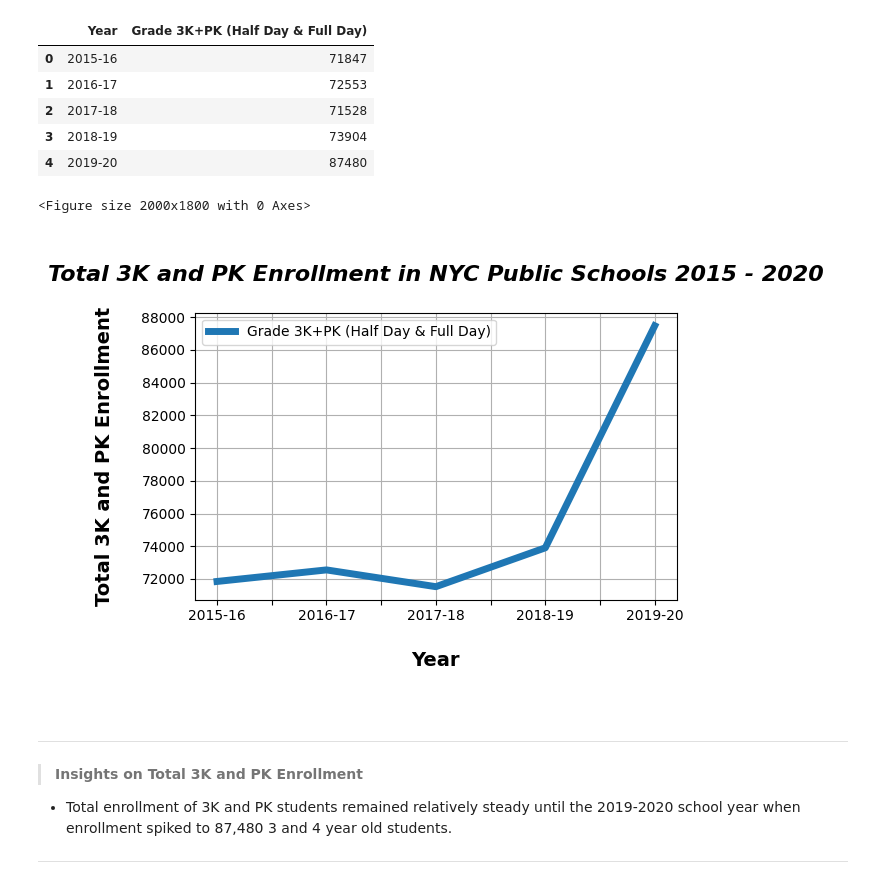
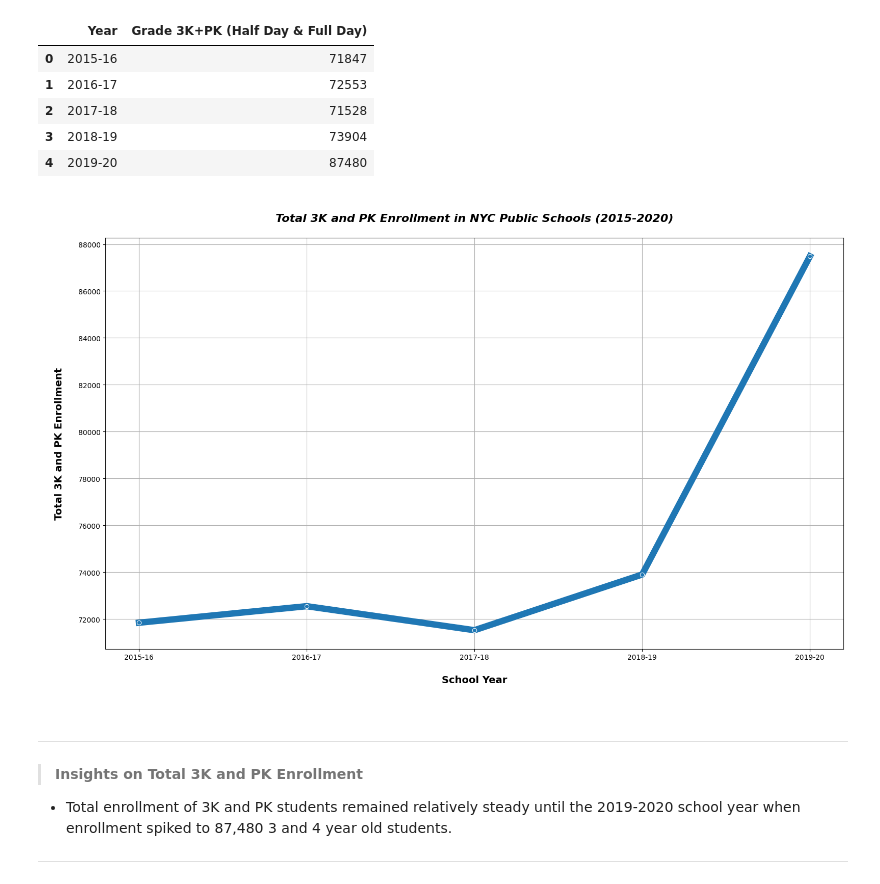
Before and after one commit to thetechleila/NYC-Public-Schools-EDA-Pre-and-Post-Pandemic, a Jupyter notebook: code/eda.ipynb, the cells around one changed output. Saved outputs shown, nothing was run; the diff lists cells and outputs as text; code cells hidden in the pictures.

Commit message:
demo chart code edit

```diff
--- a/code/eda.ipynb
+++ b/code/eda.ipynb
@@ -483,20 +483,23 @@ PK_3K_total_enrollment_df
 | 4 | 2019-20 | 87480 |
 # %%
 #Visualize the total 3K and PK enrollment df
-plt.figure(figsize=(20, 18))
-PK_3K_total_enrollment_df.plot.line(x="Year", y="Grade 3K+PK (Half Day & Full Day)", linewidth=5.0)
+
+plt.figure(figsize=(16, 10))
+sns.lineplot(data=PK_3K_total_enrollment_df, x="Year", y="Grade 3K+PK (Half Day & Full Day)",
+             marker="o", linewidth = 9.0)
 
 #Remove scientific notation from y axis
 plt.gcf().axes[0].yaxis.get_major_formatter().set_scientific(False)
+
 plt.grid()
-plt.title("\nTotal 3K and PK Enrollment in NYC Public Schools 2015 - 2020\n", fontsize=16, weight='bold', style='italic')
-plt.xlabel("\nYear\n", fontsize=14, weight='bold')
+plt.title("\nTotal 3K and PK Enrollment in NYC Public Schools (2015-2020)\n",
+          fontsize=16, weight='bold', style='italic')
+plt.xlabel("\nSchool Year\n", fontsize=14, weight='bold')
 plt.ylabel("\nTotal 3K and PK Enrollment\n", fontsize=14, weight='bold')
 plt.tight_layout()
 plt.show()
 # %% [output]
-<Figure size 2000x1800 with 0 Axes>
-[figure, old version]
+[figure, new version]
 # %% [markdown]
 ___
 > **Insights on Total 3K and PK Enrollment**
```
Also changed, not shown: parts of 2 cells of this notebook.
